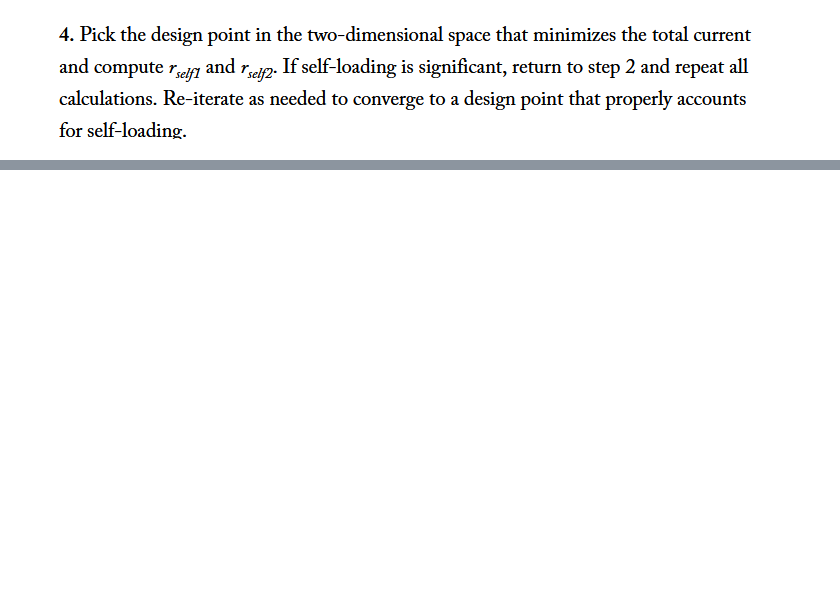
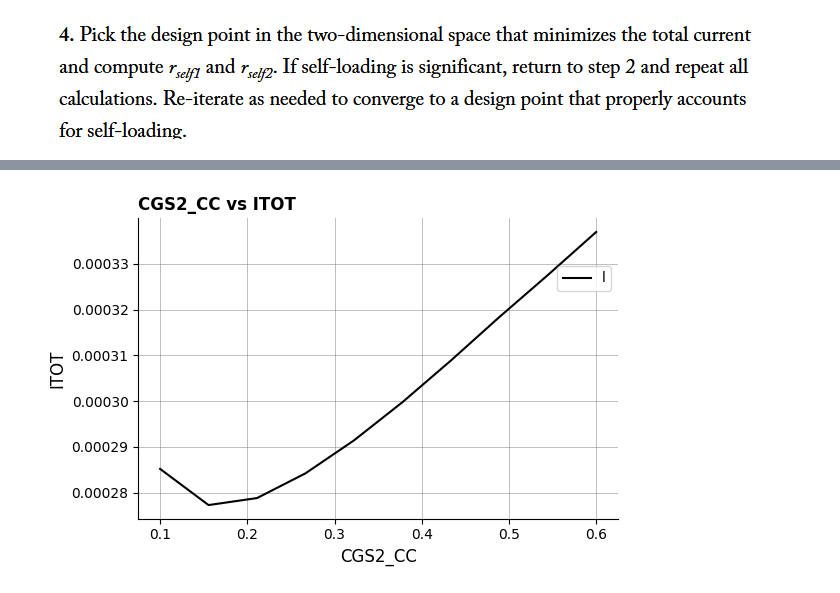
Before and after one commit to Surfeur974/gmadrid, a Jupyter notebook: SC_2stage_OTA.ipynb, the cells around one changed output, grey strips where cells are left out. Saved outputs shown, nothing was run; the diff lists cells and outputs as text; code cells hidden in the pictures; blank space fills up the shorter version.

```diff
--- a/SC_2stage_OTA.ipynb
+++ b/SC_2stage_OTA.ipynb
@@ -212,0 +256,75 @@ print(p['rself2'])
+# %%
+###LOOP CGS_CSS -> Cself
+#Design Spec
+s = {
+    'G'         : 2,
+    'FO'        : 0.5,
+    'fu1'       : 0,
+    'fp2'       : 0,
+    'vod_noise' : 400e-6,
+    'L0' : 50,
+    'ts' : 5e-9,
+}
+beta_max = 1 / (1 + s['G'])
+s['fu1'] = 1/(2*np.pi) * np.log(1/ (0.1/100)) / s['ts']
+s['fp2'] = s['fu1'] * 6.0
+
+# Constants for another design
+d = {
+    'L1': 0.15,
+    'L4': 0.15,
+    'L2': 0.2,
+    'L3': 0.2,
+    'gam1': 0.8,
+    'gam4': 0.8,
+    'gam2': 0.8,
+    'gam3': 0.8,
+    'gm3_gm1': 1.0,
+    'gm4_gm2': 0.5,
+    'cgs2_cc': 0.5,
+    'rself_1': 0,
+    'rself_2': 0,
+    'beta': beta_max * np.linspace(0.4, 0.9, 10),
+    'cltot_cc': np.linspace(0.2, 1.5, 10)
+    }
+
+cgs2_cc_iter = 10
+rself_iter = 5
+cgs2_cc = np.linspace(0.1,0.6,cgs2_cc_iter)
+
+rself1 = np.zeros(rself_iter)
+rself2 = np.zeros(rself_iter)
+rself1_out = np.zeros(rself_iter)
+rself2_out = np.zeros(rself_iter)
+
+ITOT_PLOT = np.zeros(cgs2_cc_iter)
+CGS2_CC_PLOT = np.zeros(cgs2_cc_iter)
+
+for k in range(len(cgs2_cc)):
+    d['cgs2_cc'] = cgs2_cc[k]
+    for i in range(rself_iter):
+        d['rself_1'] = rself1[i]
+        d['rself_2'] = rself2[i]
+        m1,m2,m3,m4,p = two_stage(nmos4, pmos4, s, d)
+
+    #print(p['rself1'])
+    ID1 = m1['id']
+    ID2 = m2['id']
+    ID_TOT = ID1 + ID2
+    idx = np.nanargmin(ID_TOT)
+    idx_beta, idx_cl = np.unravel_index(idx, ID_TOT.shape)
+    IDtot_opt    = ID_TOT[idx_beta, idx_cl]
+    cltot_cc_opt = d['cltot_cc'][idx_cl]
+    beta_opt     = d['beta'][idx_beta]
+    #Plots
+    ITOT_PLOT[k] = IDtot_opt
+    CGS2_CC_PLOT[k] = cgs2_cc[k]
+
+    # print(f"rself_iter      = {i:.4f}")
+    # print(f"cgs2_cc      = {cgs2_cc[k]:.4f}")
+    # print(f"cltot_cc_opt      = {cltot_cc_opt:.4f}")
+    # print(f"beta_opt/beta_max = {beta_opt/beta_max:.4f}")
+    # print(f"IDtot_opt = {IDtot_opt*1e6:.4f}")
+
+adri.coolPlot(CGS2_CC_PLOT, ITOT_PLOT, "CGS2_CC", "ITOT", "CGS2_CC vs ITOT")
+# %% [output]
@@ -212,0 +348 @@ print(p['rself2'])
+[figure, added]
```
Also changed, not shown: parts of 7 cells of this notebook, 2 other files.
